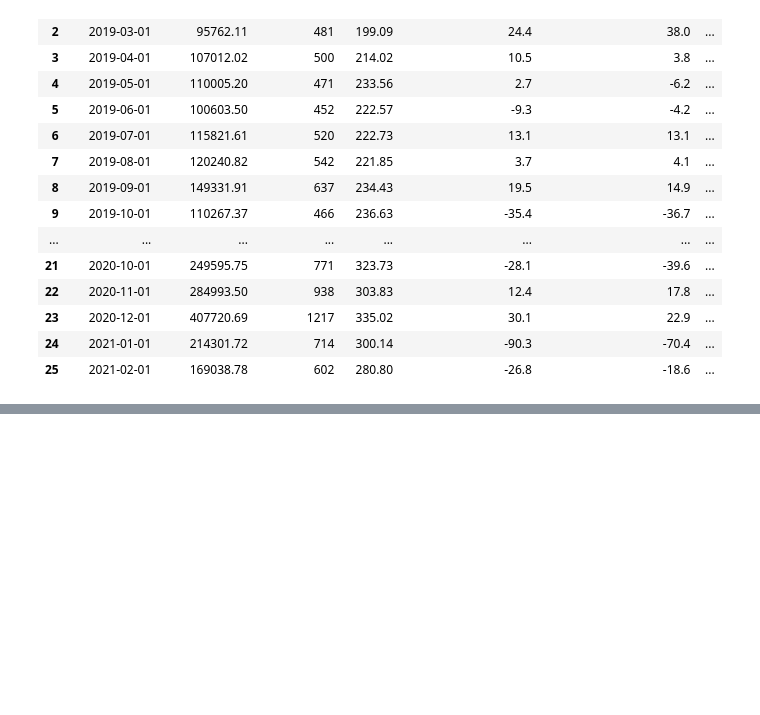
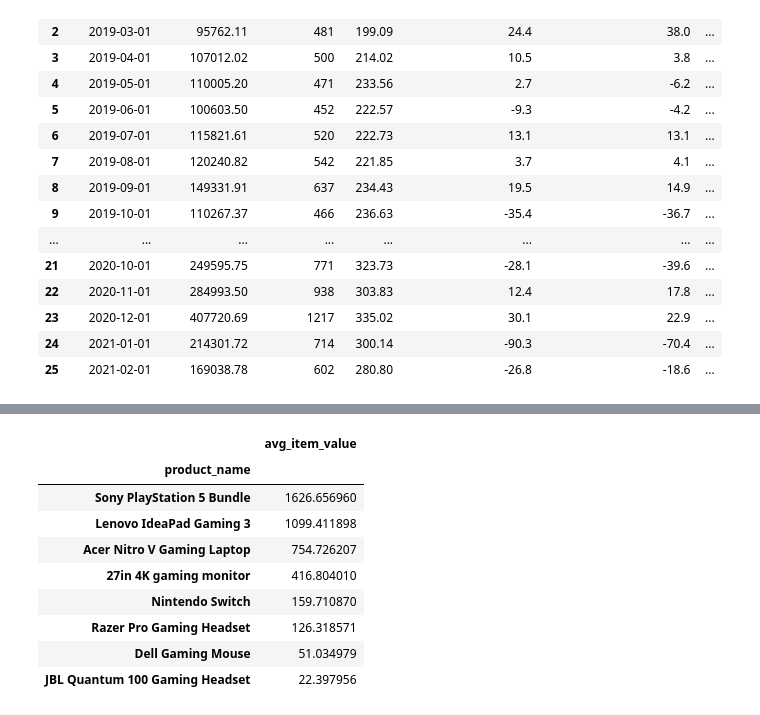
Before and after one commit to mjsluminarias/gamezone-ecommerce, a Jupyter notebook: code_queries/sales.ipynb, the cells around one changed output, grey strips where cells are left out. Cells and saved outputs as stored; diff of their text form; code cells hidden in the pictures; blank space fills up the shorter version.

```diff
--- a/code_queries/sales.ipynb
+++ b/code_queries/sales.ipynb
@@ -376,0 +377,15 @@ plt.show()
+# %%
+price = df.groupby("product_name").agg(avg_item_value=("usd_price", "mean"))
+
+price.sort_values("avg_item_value", ascending= False)
+# %% [output]
+|  | avg_item_value |
+| product_name |  |
+| Sony PlayStation 5 Bundle | 1626.656960 |
+| Lenovo IdeaPad Gaming 3 | 1099.411898 |
+| Acer Nitro V Gaming Laptop | 754.726207 |
+| 27in 4K gaming monitor | 416.804010 |
+| Nintendo Switch | 159.710870 |
+| Razer Pro Gaming Headset | 126.318571 |
+| Dell Gaming Mouse | 51.034979 |
+| JBL Quantum 100 Gaming Headset | 22.397956 |
```
Also changed, not shown: parts of 2 cells of this notebook, 8 other files.
